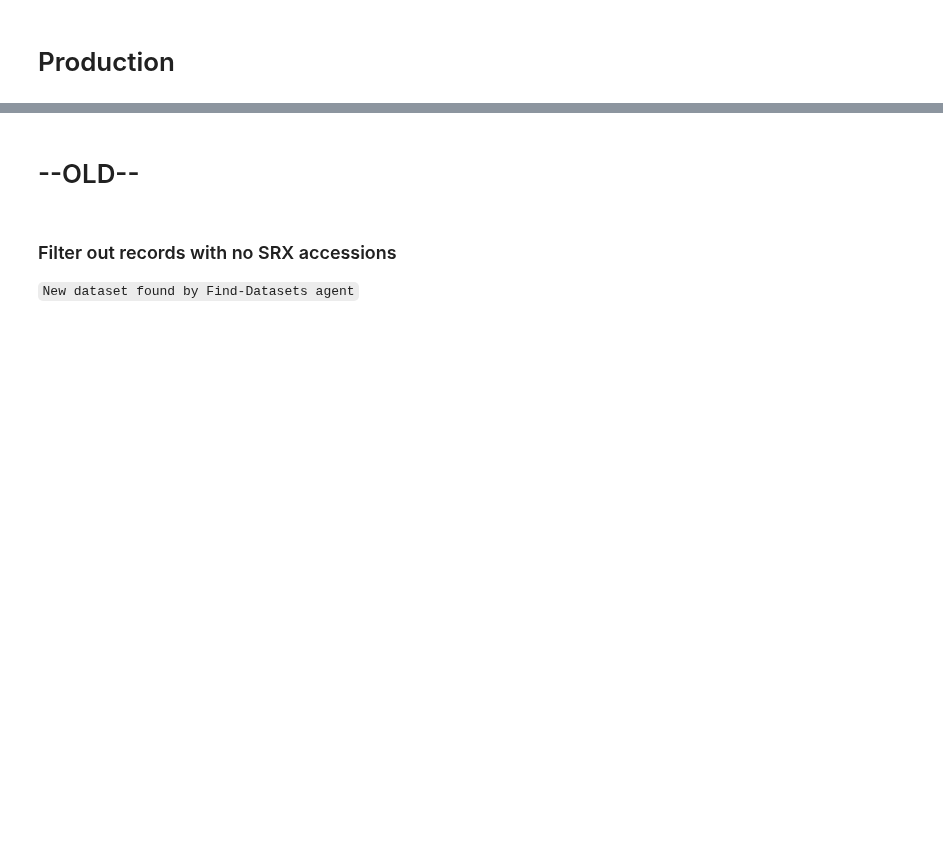
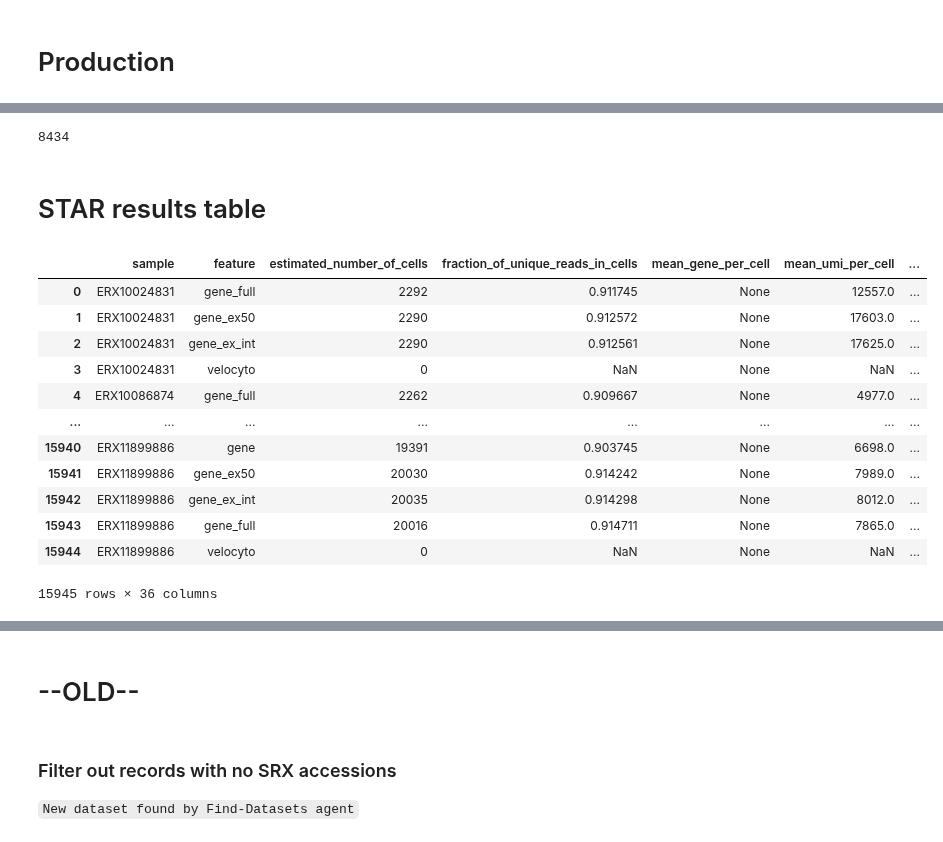
Before and after one commit to timoast/SRAgent, a Jupyter notebook: notebooks/db_check.ipynb, the cells around one changed output, grey strips where cells are left out. Drawn from its saved outputs; the diff is of its cells as text; code cells hidden in the pictures; blank space fills up the shorter version.

```diff
--- a/notebooks/db_check.ipynb
+++ b/notebooks/db_check.ipynb
@@ -90,0 +121,29 @@ srx_metadata
+# %%
+# number of "10X_Genomics" samples
+srx_metadata[srx_metadata["lib_prep"] == "10x_Genomics"].shape[0]
+# %% [output]
+8434
+# %% [markdown]
+# STAR results table
+# %%
+# read in srx-metadata as pandas dataframe
+tbl = Table("screcounter_star_results")
+stmt = Query \
+    .from_(tbl) \
+    .select("*")
+star_results = pd.read_sql(str(stmt), conn_prod)
+star_results
+# %% [output]
+|  | sample | feature | estimated_number_of_cells | fraction_of_unique_reads_in_cells | mean_gene_per_cell | mean_umi_per_cell | ... |
+| 0 | ERX10024831 | gene_full | 2292 | 0.911745 | None | 12557.0 | ... |
+| 1 | ERX10024831 | gene_ex50 | 2290 | 0.912572 | None | 17603.0 | ... |
+| 2 | ERX10024831 | gene_ex_int | 2290 | 0.912561 | None | 17625.0 | ... |
+| 3 | ERX10024831 | velocyto | 0 | NaN | None | NaN | ... |
+| 4 | ERX10086874 | gene_full | 2262 | 0.909667 | None | 4977.0 | ... |
+| ... | ... | ... | ... | ... | ... | ... | ... |
+| 15940 | ERX11899886 | gene | 19391 | 0.903745 | None | 6698.0 | ... |
+| 15941 | ERX11899886 | gene_ex50 | 20030 | 0.914242 | None | 7989.0 | ... |
+| 15942 | ERX11899886 | gene_ex_int | 20035 | 0.914298 | None | 8012.0 | ... |
+| 15943 | ERX11899886 | gene_full | 20016 | 0.914711 | None | 7865.0 | ... |
+| 15944 | ERX11899886 | velocyto | 0 | NaN | None | NaN | ... |
+15945 rows × 36 columns
```
Also changed, not shown: parts of 14 cells of this notebook, 9 other files.
